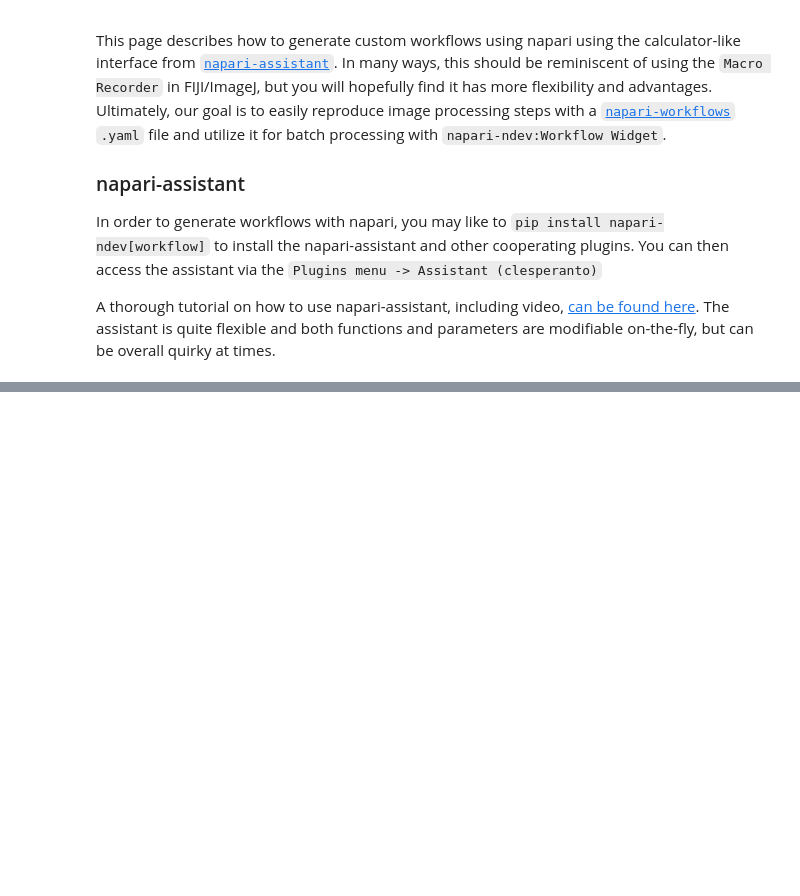
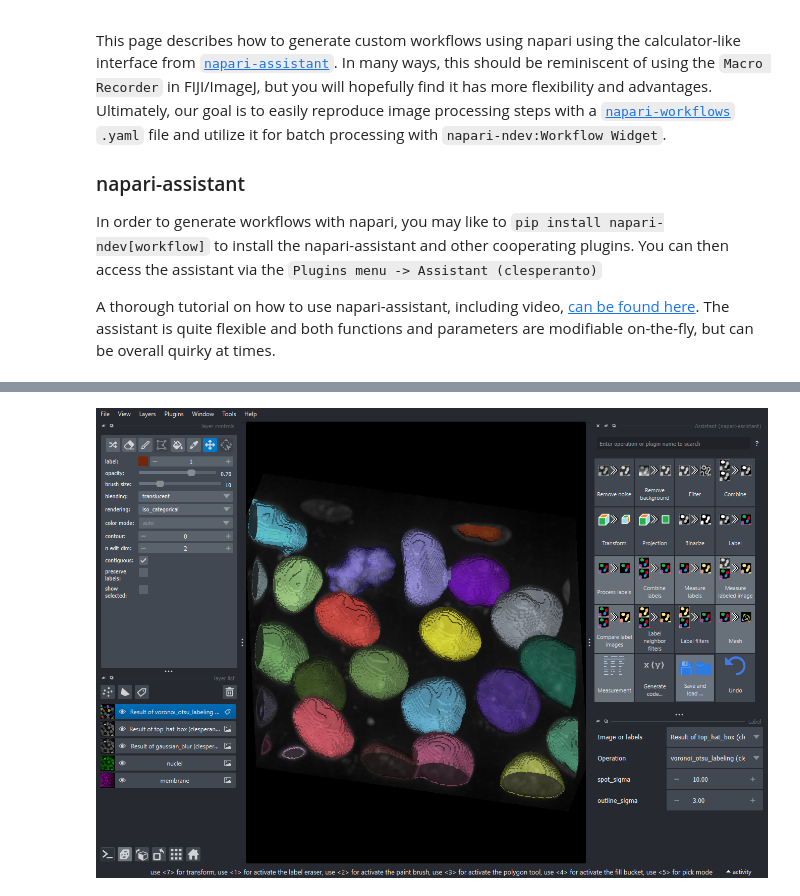
Before and after one commit to TimMonko/napari-ndev, a Jupyter notebook: docs/examples/workflow/workflow_napari-assistant.ipynb, the cells around one changed output, grey strips where cells are left out. Drawn from its saved outputs; the diff is of its cells as text; code cells hidden in the pictures; blank space fills up the shorter version.

```diff
--- a/docs/examples/workflow/workflow_napari-assistant.ipynb
+++ b/docs/examples/workflow/workflow_napari-assistant.ipynb
@@ -24,0 +44,4 @@ nbscreenshot(viewer)
+# %%
+nbscreenshot(viewer)
+# %% [output]
+[figure, added]
```
Also changed, not shown: parts of 4 cells of this notebook, 2 other files.
